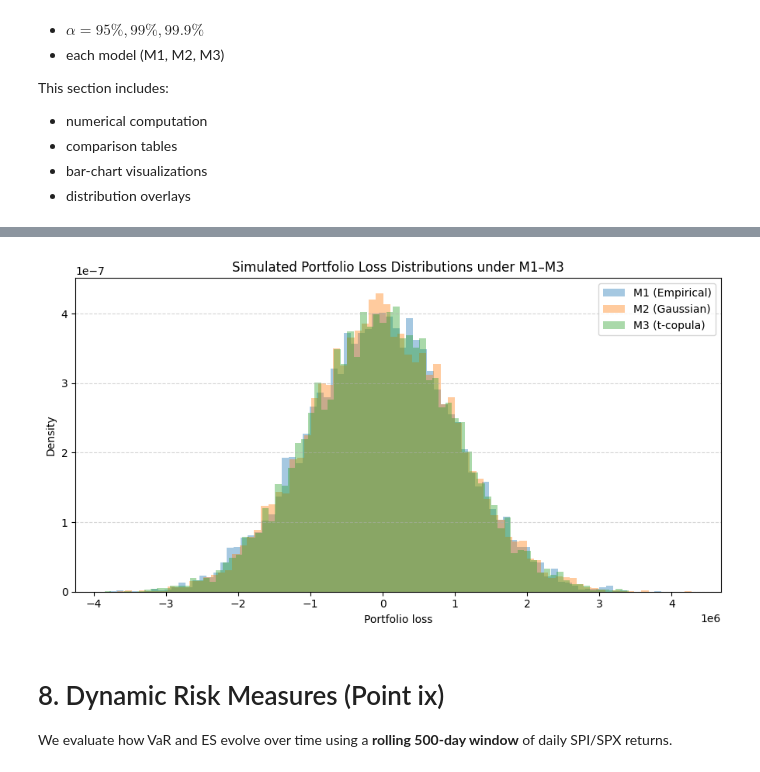
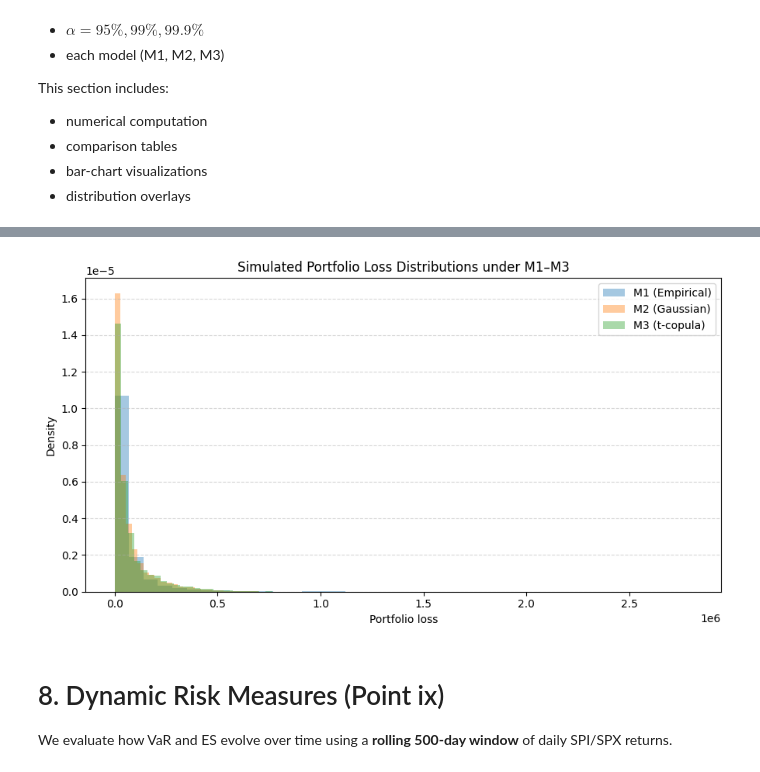
Before and after one commit to juanfp02/quant-risk-management, a Jupyter notebook: main.ipynb, the cells around one changed output, grey strips where cells are left out. Cells and saved outputs as stored; diff of their text form; code cells hidden in the pictures.

```diff
--- a/main.ipynb
+++ b/main.ipynb
@@ -99,6 +99,7 @@ s_k = np.sqrt(s2_k)
 
 credit["s_k"] = s_k
 credit["d_k"] = credit["s_k"] * stats.norm.ppf(credit["pi_k"])
+d_k = credit["d_k"].values
 
 print("\nFirst 5 counterparties with s_k and d_k:")
 display(credit[["Exposure USD", "pi_k", "a_k1", "a_k2", "lambda_k", "s_k", "d_k"]].head())
@@ -398,12 +422,25 @@ Example: first scenario Y_M3[0, :5] = [-0.01988521  0.00655323 -0.04496402  0.03
 # %% [markdown]
 # 6. Portfolio Loss Distribution (Point vii)
 # %%
-# zhuohan code, returns a loss vector
-# place holder:
+def Calculate_loss(Y,d,E,R):
 
-L_M1 = np.random.normal(loc=0.0, scale=1e6, size=N_SIM)
-L_M2 = np.random.normal(loc=0.0, scale=1e6, size=N_SIM)
-L_M3 = np.random.normal(loc=0.0, scale=1e6, size=N_SIM)
+    Y = np.asarray(Y)
+    d = np.asarray(d)
+    E = np.asarray(E)
+    R = np.asarray(R)
+
+    # Default indicators: I_{jk} = 1{Y_jk <= d_k}
+    I = (Y <= d[None, :]).astype(float)          # (n_sims, K)
+
+    # Scenario losses: L_j = sum_k E_k (1 - R_k) I_{jk}
+    loss_per_name = E[None, :] * (1.0 - R[None, :]) * I
+    L = loss_per_name.sum(axis=1)                # (n_sims,)
+    return L
+
+
+L_M1 = Calculate_loss(Y_M1, d_k, E, R)
+L_M2 = Calculate_loss(Y_M2, d_k, E, R)
+L_M3 = Calculate_loss(Y_M3, d_k, E, R)
 # %% [markdown]
 # 7. Risk Measures: VaR & ES (Point viii)
 
@@ -546,24 +583,24 @@ plt.show()
 # %%
 # ---------------------------------------------------------
 # : overlay histograms of loss distributions
 # ---------------------------------------------------------
 
 fig, ax = plt.subplots(figsize=(9, 5))
 
-ax.hist(L_M1, bins=80, density=True, alpha=0.4, label="M1 (Empirical)")
-ax.hist(L_M2, bins=80, density=True, alpha=0.4, label="M2 (Gaussian)")
-ax.hist(L_M3, bins=80, density=True, alpha=0.4, label="M3 (t-copula)")
+ax.hist(L_M1, bins=40, density=True, alpha=0.4, label="M1 (Empirical)")
+ax.hist(L_M2, bins=40, density=True, alpha=0.4, label="M2 (Gaussian)")
+ax.hist(L_M3, bins=40, density=True, alpha=0.4, label="M3 (t-copula)")
 
 ax.set_xlabel("Portfolio loss")
 ax.set_ylabel("Density")
 ax.set_title("Simulated Portfolio Loss Distributions under M1–M3")
 ax.legend()
 ax.grid(axis="y", linestyle="--", alpha=0.5)
 
 plt.tight_layout()
 plt.show()
 # %% [output]
-[figure, old version]
+[figure, new version]
 # %% [markdown]
 # 8. Dynamic Risk Measures (Point ix)
 
```
Also changed, not shown: parts of 4 cells of this notebook.
